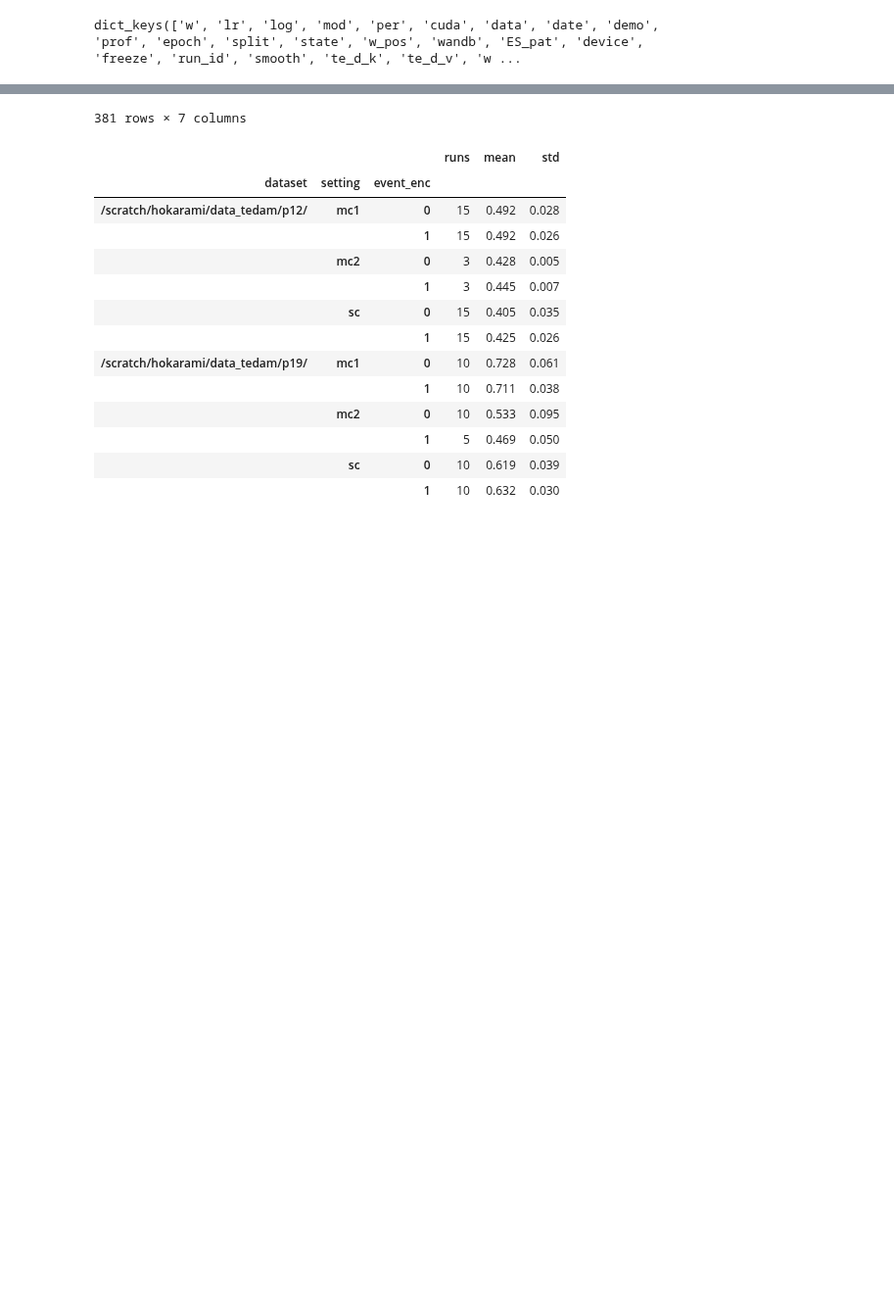
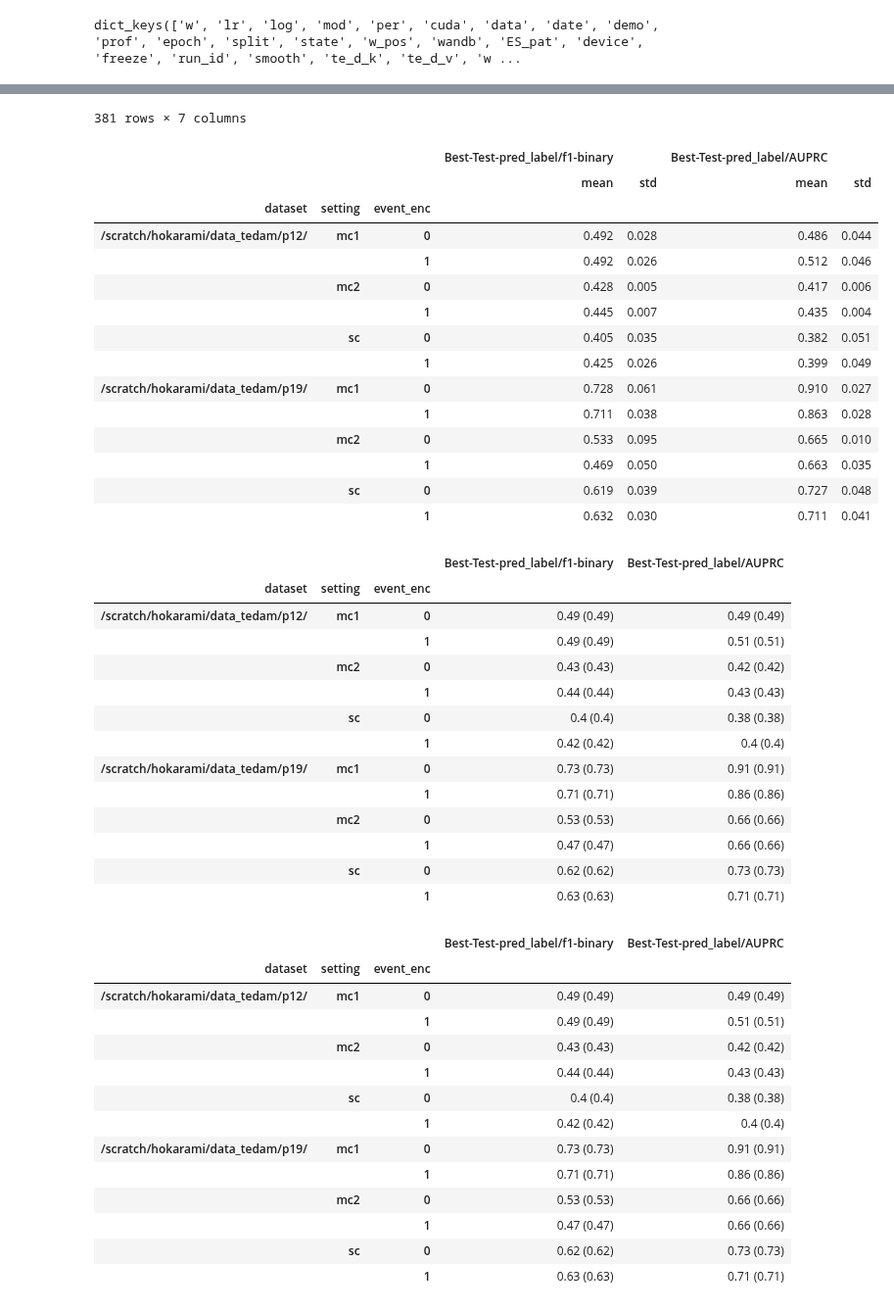
Before and after one commit to hojjatkarami/tedam2, a Jupyter notebook: jup_res.ipynb, the cells around one changed output, grey strips where cells are left out. Shown at 98% size. Cells and saved outputs as stored; diff of their text form; code cells hidden in the pictures; blank space fills up the shorter version.

```diff
--- a/jup_res.ipynb
+++ b/jup_res.ipynb
@@ -71,48 +71,91 @@ df_summary = pd.DataFrame(   [{k:v for k,v in x.items()} for x in runs_df.summar
 
 df = pd.concat([df_config, df_summary],axis=1)
 # df.name = runs_df.name
 df = df[['dataset','setting','event_enc','test_center','split']+['Best-Test-pred_label/f1-binary','Best-Test-pred_label/AUPRC']]
 df
 
 
 i_by =['dataset','setting','event_enc']
+i_metric = ['Best-Test-pred_label/f1-binary','Best-Test-pred_label/AUPRC']
 
-a0 = df.groupby(i_by)['Best-Test-pred_label/f1-binary'].size().rename('runs')
+a0 = df.groupby(i_by)[i_metric].size().rename('runs')
 
-a1 = df.groupby(i_by)['Best-Test-pred_label/f1-binary'].mean().round(3).rename('mean')
-a2 = df.groupby(i_by)['Best-Test-pred_label/f1-binary'].std().round(3).rename('std')
-a4 = df.groupby(i_by)['Best-Test-pred_label/f1-binary'].apply(lambda x:x.round(3).tolist()).rename('cat')   # x.round(3).tolist()
+a1 = df.groupby(i_by)[i_metric].aggregate(['mean','std']).round(3)
+
+a1 = df.groupby(i_by)[i_metric].aggregate(lambda x:str(round(x.mean(),2))  + ' (' + str(round(x.std(),2))  +')' )
+
+# a4 = df.groupby(i_by)[i_metric].apply(lambda x:x.round(3).tolist())   # x.round(3).tolist()
+a1
+
+a1.reset_index().pivot(index=['dataset','setting'],columns=['event_enc'])
+
+a1
+term
+
+a1.columns
+
 
 df2 = pd.concat([a0,a1,a2],axis=1)
 df2
+df2['val']= df2.apply(lambda x: str(x['mean'])+' ('+str(x['std'])+')',axis=1)
+df2
 
 df2.to_csv("aaa.csv")
 # %% [output]
 dict_keys(['w', 'lr', 'log', 'mod', 'per', 'cuda', 'data', 'date', 'demo', 'prof', 'epoch', 'split', 'state', 'w_pos', 'wandb', 'ES_pat', 'device', 'freeze', 'run_id', 'smooth', 'te_d_k', 'te_d_v', 'w ...
 |  | dataset | setting | event_enc | test_center | split | Best-Test-pred_label/f1-binary | Best-Test-pred_label/AUPRC |
 | 0 | /scratch/hokarami/data_tedam/p12/ | mc2 | 1 | 2 | 0 | 0.452055 | 0.432469 |
 | 1 | /scratch/hokarami/data_tedam/p12/ | mc2 | 0 | 2 | 0 | 0.433526 | 0.417564 |
 | 2 | /scratch/hokarami/data_tedam/p12/ | mc2 | 0 | 0 | 0 | 0.425602 | 0.410832 |
 | 3 | /scratch/hokarami/data_tedam/p12/ | mc2 | 1 | 0 | 0 | 0.439211 | 0.439053 |
 | 4 | /scratch/hokarami/data_tedam/p12/ | mc2 | 0 | 1 | 0 | 0.425156 | 0.423649 |
 | ... | ... | ... | ... | ... | ... | ... | ... |
 | 376 | NaN | NaN | 0 | NaN | NaN | 0.497482 | 0.535767 |
 | 377 | NaN | NaN | 0 | NaN | NaN | 0.400000 | 0.327426 |
 | 378 | NaN | NaN | 0 | NaN | NaN | 0.391650 | 0.383884 |
 | 379 | NaN | NaN | 0 | NaN | NaN | 0.344828 | 0.276090 |
 | 380 | NaN | NaN | 0 | NaN | NaN | 0.360104 | 0.324282 |
 381 rows × 7 columns
-|  |  |  | runs | mean | std |
-| dataset | setting | event_enc |  |  |  |
-| /scratch/hokarami/data_tedam/p12/ | mc1 | 0 | 15 | 0.492 | 0.028 |
-|  |  | 1 | 15 | 0.492 | 0.026 |
-|  | mc2 | 0 | 3 | 0.428 | 0.005 |
-|  |  | 1 | 3 | 0.445 | 0.007 |
-|  | sc | 0 | 15 | 0.405 | 0.035 |
-|  |  | 1 | 15 | 0.425 | 0.026 |
-| /scratch/hokarami/data_tedam/p19/ | mc1 | 0 | 10 | 0.728 | 0.061 |
-|  |  | 1 | 10 | 0.711 | 0.038 |
-|  | mc2 | 0 | 10 | 0.533 | 0.095 |
-|  |  | 1 | 5 | 0.469 | 0.050 |
-|  | sc | 0 | 10 | 0.619 | 0.039 |
-|  |  | 1 | 10 | 0.632 | 0.030 |
+|  |  |  | Best-Test-pred_label/f1-binary |  | Best-Test-pred_label/AUPRC |  |
+|  |  |  | mean | std | mean | std |
+| dataset | setting | event_enc |  |  |  |  |
+| /scratch/hokarami/data_tedam/p12/ | mc1 | 0 | 0.492 | 0.028 | 0.486 | 0.044 |
+|  |  | 1 | 0.492 | 0.026 | 0.512 | 0.046 |
+|  | mc2 | 0 | 0.428 | 0.005 | 0.417 | 0.006 |
+|  |  | 1 | 0.445 | 0.007 | 0.435 | 0.004 |
+|  | sc | 0 | 0.405 | 0.035 | 0.382 | 0.051 |
+|  |  | 1 | 0.425 | 0.026 | 0.399 | 0.049 |
+| /scratch/hokarami/data_tedam/p19/ | mc1 | 0 | 0.728 | 0.061 | 0.910 | 0.027 |
+|  |  | 1 | 0.711 | 0.038 | 0.863 | 0.028 |
+|  | mc2 | 0 | 0.533 | 0.095 | 0.665 | 0.010 |
+|  |  | 1 | 0.469 | 0.050 | 0.663 | 0.035 |
+|  | sc | 0 | 0.619 | 0.039 | 0.727 | 0.048 |
+|  |  | 1 | 0.632 | 0.030 | 0.711 | 0.041 |
+|  |  |  | Best-Test-pred_label/f1-binary | Best-Test-pred_label/AUPRC |
+| dataset | setting | event_enc |  |  |
+| /scratch/hokarami/data_tedam/p12/ | mc1 | 0 | 0.49 (0.49) | 0.49 (0.49) |
+|  |  | 1 | 0.49 (0.49) | 0.51 (0.51) |
+|  | mc2 | 0 | 0.43 (0.43) | 0.42 (0.42) |
+|  |  | 1 | 0.44 (0.44) | 0.43 (0.43) |
+|  | sc | 0 | 0.4 (0.4) | 0.38 (0.38) |
+|  |  | 1 | 0.42 (0.42) | 0.4 (0.4) |
+| /scratch/hokarami/data_tedam/p19/ | mc1 | 0 | 0.73 (0.73) | 0.91 (0.91) |
+|  |  | 1 | 0.71 (0.71) | 0.86 (0.86) |
+|  | mc2 | 0 | 0.53 (0.53) | 0.66 (0.66) |
+|  |  | 1 | 0.47 (0.47) | 0.66 (0.66) |
+|  | sc | 0 | 0.62 (0.62) | 0.73 (0.73) |
+|  |  | 1 | 0.63 (0.63) | 0.71 (0.71) |
+|  |  |  | Best-Test-pred_label/f1-binary | Best-Test-pred_label/AUPRC |
+| dataset | setting | event_enc |  |  |
+| /scratch/hokarami/data_tedam/p12/ | mc1 | 0 | 0.49 (0.49) | 0.49 (0.49) |
+|  |  | 1 | 0.49 (0.49) | 0.51 (0.51) |
+|  | mc2 | 0 | 0.43 (0.43) | 0.42 (0.42) |
+|  |  | 1 | 0.44 (0.44) | 0.43 (0.43) |
+|  | sc | 0 | 0.4 (0.4) | 0.38 (0.38) |
+|  |  | 1 | 0.42 (0.42) | 0.4 (0.4) |
+| /scratch/hokarami/data_tedam/p19/ | mc1 | 0 | 0.73 (0.73) | 0.91 (0.91) |
+|  |  | 1 | 0.71 (0.71) | 0.86 (0.86) |
+|  | mc2 | 0 | 0.53 (0.53) | 0.66 (0.66) |
+|  |  | 1 | 0.47 (0.47) | 0.66 (0.66) |
+|  | sc | 0 | 0.62 (0.62) | 0.73 (0.73) |
+|  |  | 1 | 0.63 (0.63) | 0.71 (0.71) |
```
Also changed, not shown: parts of 2 cells of this notebook, 2 other files.
